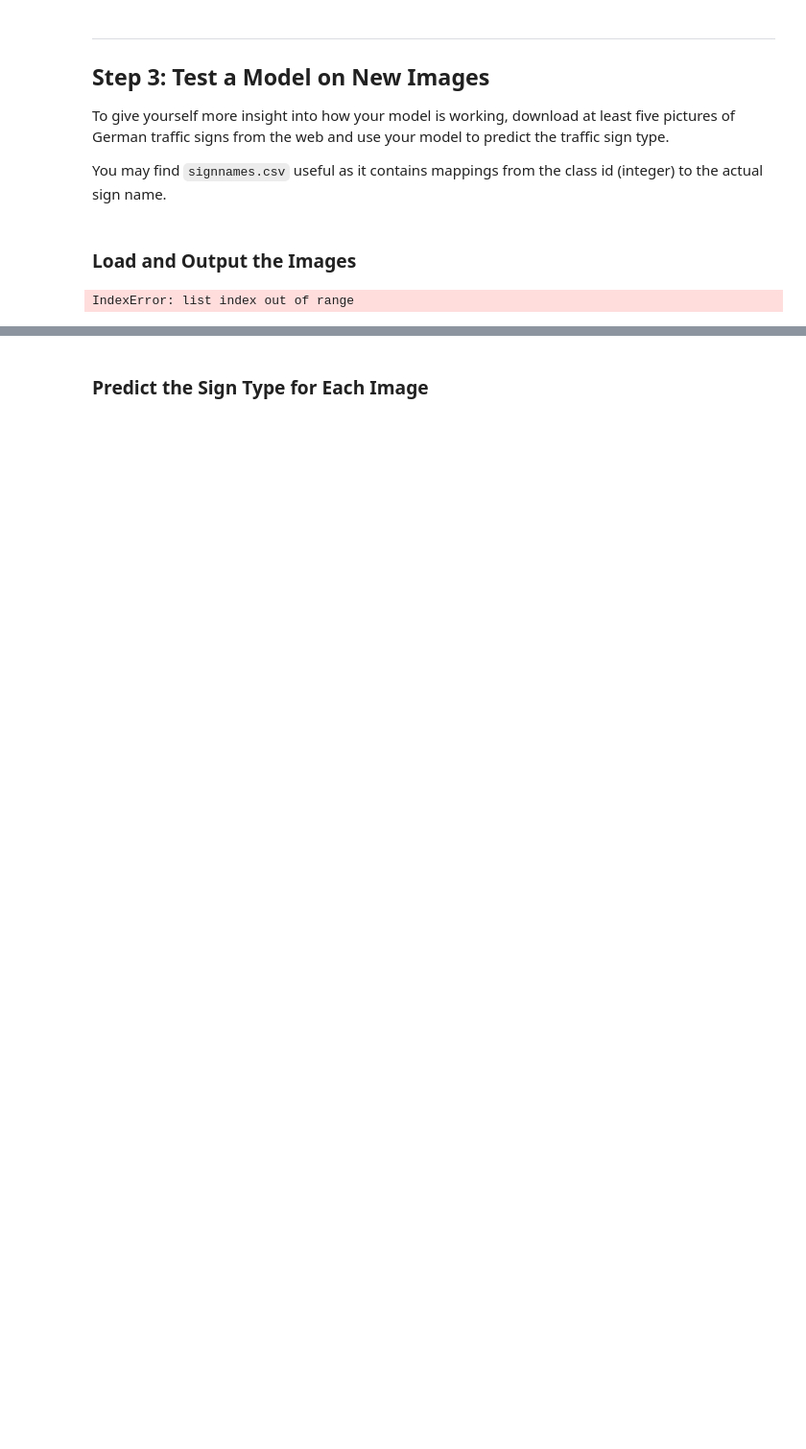
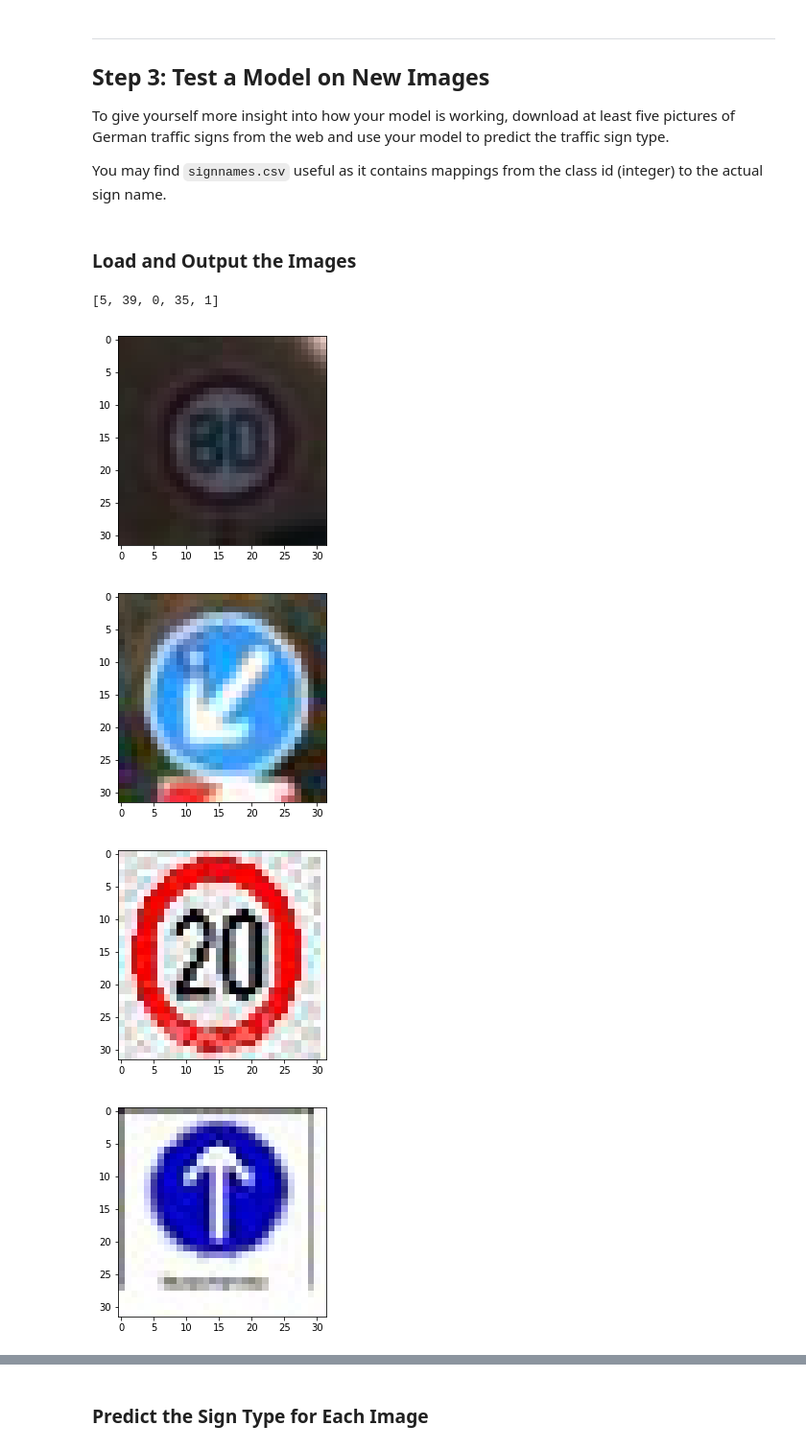
Before and after one commit to diljale/traffic-sign-classify, a Jupyter notebook: Traffic_Sign_Classifier.ipynb, the cells around one changed output, grey strips where cells are left out. Shown at 96% size. Cells and saved outputs as stored; diff of their text form; code cells hidden in the pictures; blank space fills up the shorter version.

```diff
--- a/Traffic_Sign_Classifier.ipynb
+++ b/Traffic_Sign_Classifier.ipynb
@@ -319,32 +343,53 @@ To give yourself more insight into how your model is working, download at least
 You may find `signnames.csv` useful as it contains mappings from the class id (integer) to the actual sign name.
 # %% [markdown]
 ### Load and Output the Images
-# %%
-### Load the images and plot them here.
-### Feel free to use as many code cells as needed.
-
-### Data exploration visualization code goes here.
-### Feel free to use as many code cells as needed.
-import numpy as np
-import matplotlib.pyplot as plt
-import matplotlib.image as mpimg
-import random
-# Visualizations will be shown in the notebook.
-%matplotlib inline
-
-def rgb2gray(rgb):
-    return np.dot(rgb[...,:3], [0.299, 0.587, 0.114])
-
-
-img_index = random.randrange(0, n_test)
-img_vis = X_test[img_index]
-fig1, ax1 = plt.subplots()
-ax1.imshow(img_vis)
-plt.figure()
-fig2, ax2 = plt.subplots()
-gray_img_vis = rgb2gray(img_vis)
-ax2.imshow(gray_img_vis, cmap='gray')
-plt.show()
-print ("Index: %d Label: %d" %(img_index, y_test[img_index]))
-# %% [output]
-IndexError: list index out of range
+# %%
+### Load the images and plot them here.
+### Feel free to use as many code cells as needed.
+
+### Data exploration visualization code goes here.
+### Feel free to use as many code cells as needed.
+import matplotlib.pyplot as plt
+import matplotlib.image as mpimg
+import numpy as np
+import cv2
+
+image = mpimg.imread('data/80.jpg')
+plt.imshow(image)
+X_test = [image]
+y_test = [5]
+
+image = mpimg.imread('data/left.jpg')
+plt.figure()
+plt.imshow(image)
+X_test.append(image)
+y_test.append(39)
+
+image = mpimg.imread('data/20.jpg')
+plt.figure()
+plt.imshow(image)
+X_test.append(image)
+y_test.append(0)
+
+image = mpimg.imread('data/ahead.jpg')
+plt.figure()
+plt.imshow(image)
+X_test.append(image)
+y_test.append(35)
+
+
+image = mpimg.imread('data/30.jpg')
+plt.figure()
+plt.imshow(image)
+X_test.append(image)
+y_test.append(1)
+
+X_test = np.array(X_test)
+
+print (y_test)
+# %% [output]
+[5, 39, 0, 35, 1]
+[figure, added]
+[figure, added]
+[figure, added]
+[figure, added]
```
Also changed, not shown: parts of 11 cells of this notebook, 7 other files.
